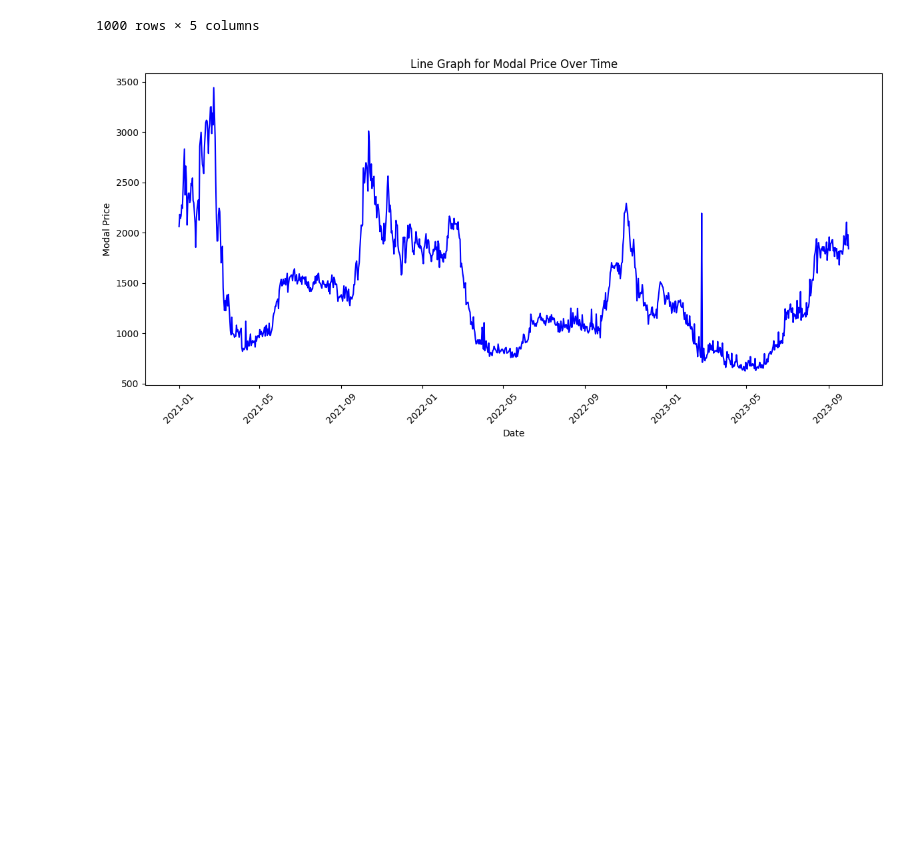
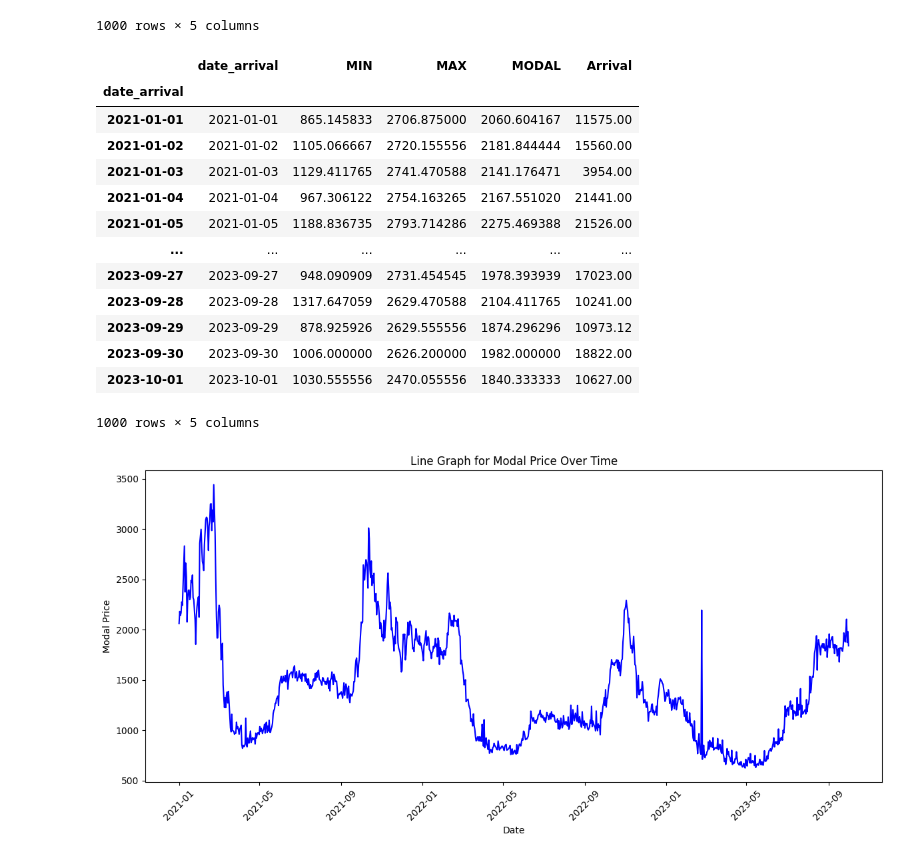
Before and after one commit to ajayt0m/Forecasting_Crop_Prices_Maharashtra, a Jupyter notebook: onion_EDA_and_cleaning.ipynb, the cells around one changed output. Drawn from its saved outputs; the diff is of its cells as text; code cells hidden in the pictures; blank space fills up the shorter version.

```diff
--- a/onion_EDA_and_cleaning.ipynb
+++ b/onion_EDA_and_cleaning.ipynb
@@ -117,3 +117,20 @@ onion_grouped.set_index('date_arrival', inplace=True)
+# %%
+onion_grouped
+# %% [output]
+|  | date_arrival | MIN | MAX | MODAL | Arrival |
+| date_arrival |  |  |  |  |  |
+| 2021-01-01 | 2021-01-01 | 865.145833 | 2706.875000 | 2060.604167 | 11575.00 |
+| 2021-01-02 | 2021-01-02 | 1105.066667 | 2720.155556 | 2181.844444 | 15560.00 |
+| 2021-01-03 | 2021-01-03 | 1129.411765 | 2741.470588 | 2141.176471 | 3954.00 |
+| 2021-01-04 | 2021-01-04 | 967.306122 | 2754.163265 | 2167.551020 | 21441.00 |
+| 2021-01-05 | 2021-01-05 | 1188.836735 | 2793.714286 | 2275.469388 | 21526.00 |
+| ... | ... | ... | ... | ... | ... |
+| 2023-09-27 | 2023-09-27 | 948.090909 | 2731.454545 | 1978.393939 | 17023.00 |
+| 2023-09-28 | 2023-09-28 | 1317.647059 | 2629.470588 | 2104.411765 | 10241.00 |
+| 2023-09-29 | 2023-09-29 | 878.925926 | 2629.555556 | 1874.296296 | 10973.12 |
+| 2023-09-30 | 2023-09-30 | 1006.000000 | 2626.200000 | 1982.000000 | 18822.00 |
+| 2023-10-01 | 2023-10-01 | 1030.555556 | 2470.055556 | 1840.333333 | 10627.00 |
+1000 rows × 5 columns
 # %%
 import matplotlib.pyplot as plt
 
```
Also changed, not shown: parts of 7 cells of this notebook, 2 other files.
